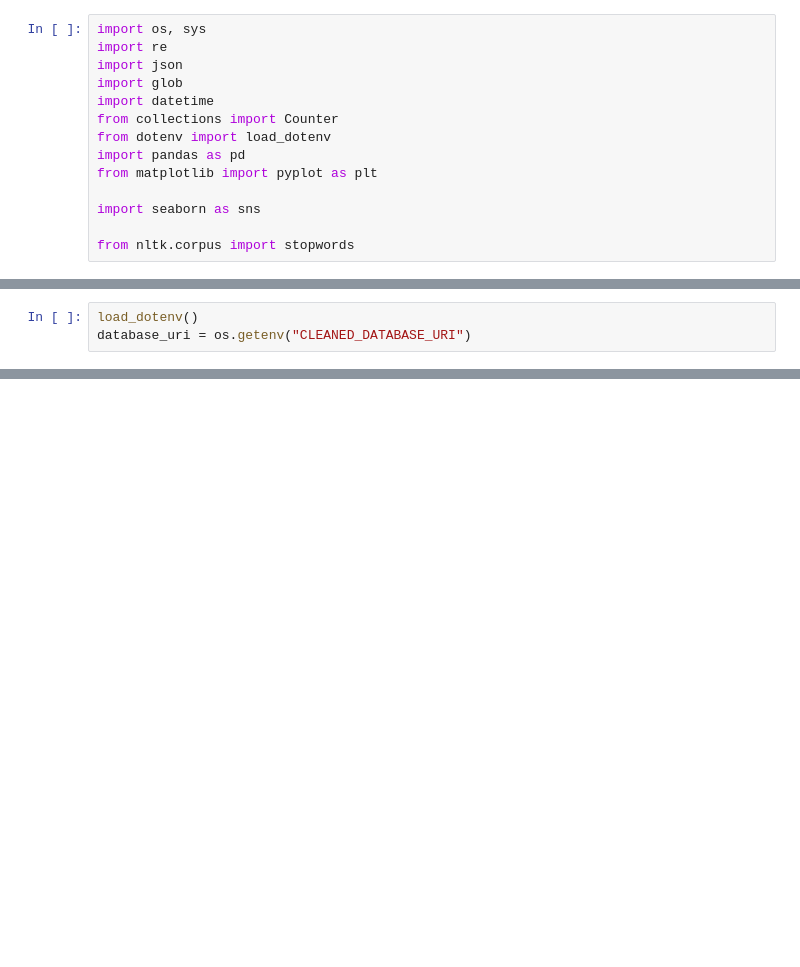
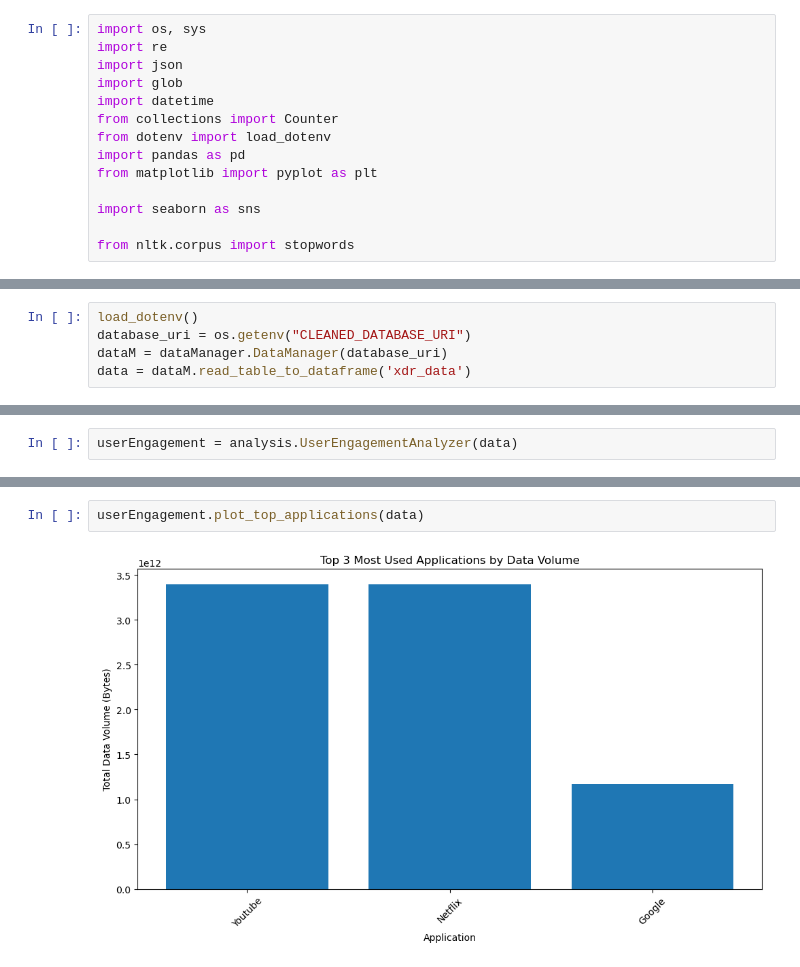
Before and after one commit to jadmassu/tellco, a Jupyter notebook: notbook/user_behaviour_analysis.ipynb, the cells around one changed output, grey strips where cells are left out. Drawn from its saved outputs; the diff is of its cells as text; blank space fills up the shorter version.

Commit message:
user engagement fixed

```diff
--- a/notbook/user_behaviour_analysis.ipynb
+++ b/notbook/user_behaviour_analysis.ipynb
@@ -22,3 +23,5 @@ import utils.data_manager as dataManager
 # %%
 load_dotenv()
 database_uri = os.getenv("CLEANED_DATABASE_URI")
+dataM = dataManager.DataManager(database_uri)
+data = dataM.read_table_to_dataframe('xdr_data')
@@ -28,0 +30,2 @@ Database connection established successfully.
+# %%
+userEngagement = analysis.UserEngagementAnalyzer(data)
@@ -28,0 +146,4 @@ Database connection established successfully.
+# %%
+userEngagement.plot_top_applications(data)
+# %% [output]
+[figure, added]
```
Also changed, not shown: parts of 14 cells of this notebook, 1 other file.
